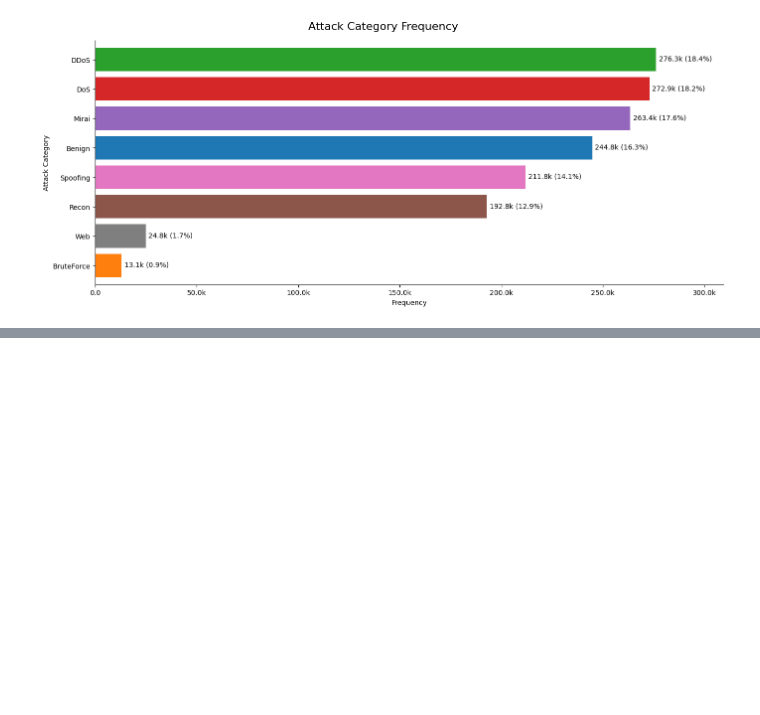
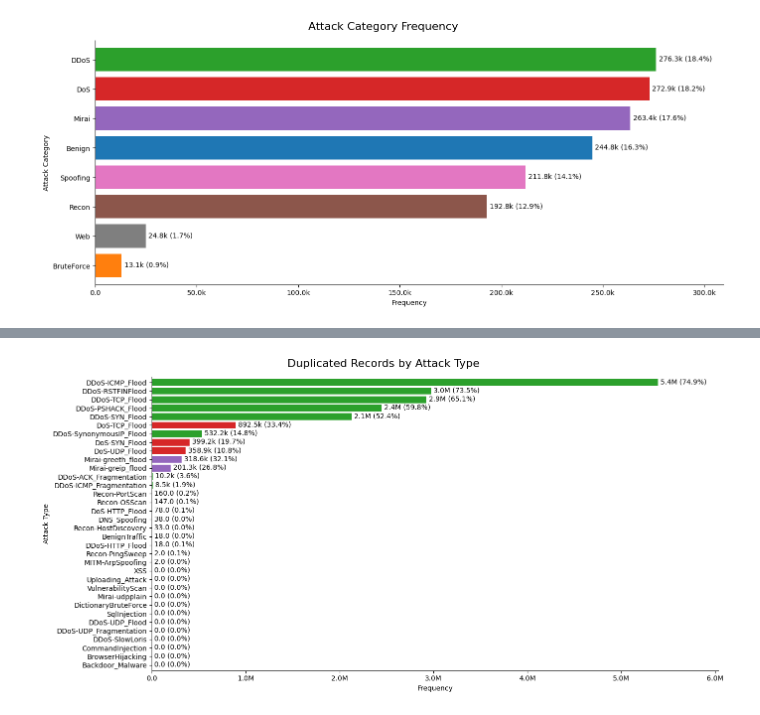
Before and after one commit to inaciobr/Multi-Stage-IoT-Intrusion-Detection, a Jupyter notebook: notebooks/1 - EDA.ipynb, the cells around one changed output, grey strips where cells are left out. Cells and saved outputs as stored; diff of their text form; code cells hidden in the pictures; blank space fills up the shorter version.

```diff
--- a/notebooks/1 - EDA.ipynb
+++ b/notebooks/1 - EDA.ipynb
@@ -586,0 +619,12 @@ plot_frequency_barh(
+# %%
+totals = df.label.value_counts()
+
+plot_frequency_barh(
+    column=df[duplicated].label,
+    feature='Attack Type',
+    title='Duplicated Records by Attack Type',
+    color_map=attack_type_colors,
+    get_totals=totals.get,
+)
+# %% [output]
+[figure, added]
```
Also changed, not shown: parts of 12 cells of this notebook, 2 other files.
